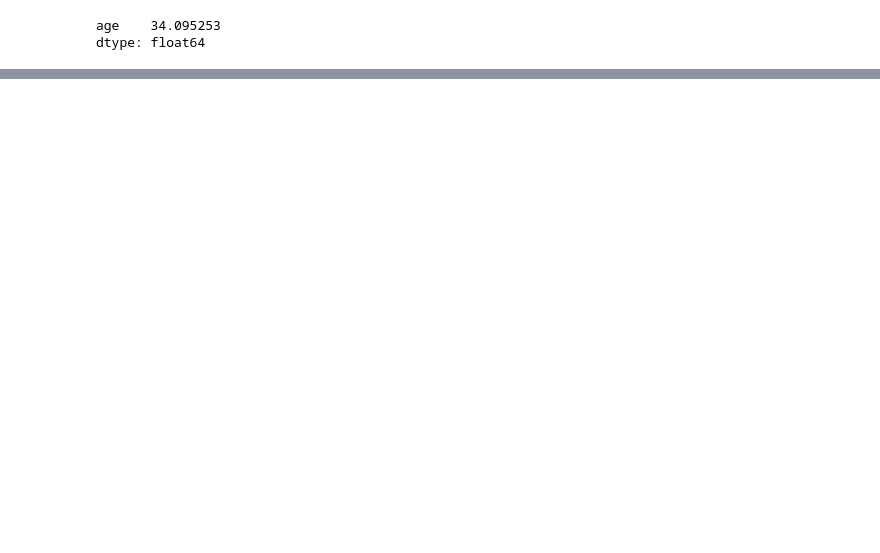
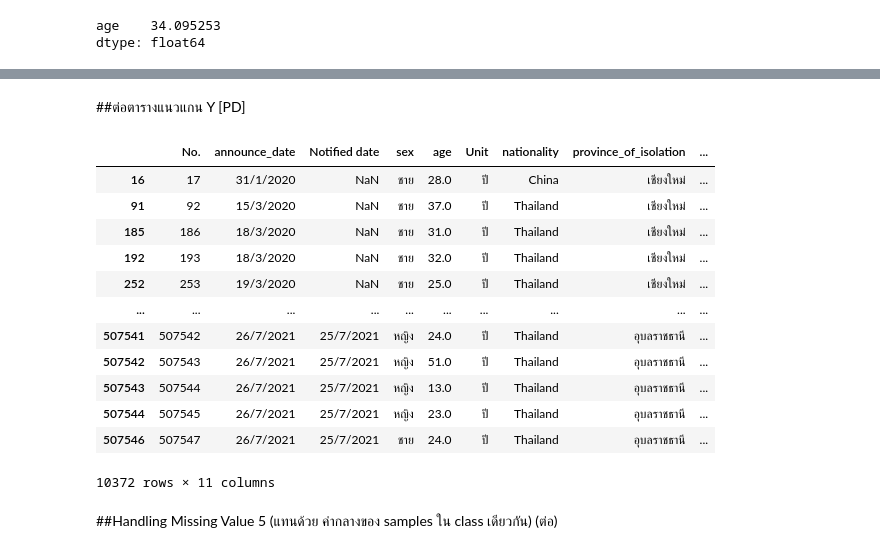
Before and after one commit to Chanunchida-May/DWDM21, a Jupyter notebook: Data_Preprocessing_(chapter3).ipynb, the cells around one changed output, grey strips where cells are left out. Cells and saved outputs as stored; diff of their text form; code cells hidden in the pictures; blank space fills up the shorter version.

```diff
--- a/Data_Preprocessing_(chapter3).ipynb
+++ b/Data_Preprocessing_(chapter3).ipynb
@@ -710,5 +710,6 @@ data_cases2[list_Male & list_age18 & list_age22 & list_Pro ]
 # %% [markdown]
 #5.หาอายุเฉลี่ยของคนที่พบเชื้อที่ ขอนแก่น
 # %%
-list_proKK = data_cases2['province_of_onset'] == 'ขอนแก่น'
-data_meanKK = data_cases2[list_proKK]
+KK_cases = data_cases2['province_of_onset'] == 'ขอนแก่น'
+KK_mean = data_cases2[KK_cases]['age'].mean()
+KK_mean
@@ -735,0 +748,3 @@ dtype: float64
+# %%
+data_KK = data_cases2[KK_cases]
+data_KK.isnull().any()
@@ -735,0 +830,21 @@ dtype: float64
+# %% [markdown]
+##ต่อตารางแนวแกน Y [PD]
+# %%
+data_CM = pd.concat([data_CM,data_KK])
+data_CM
+# %% [output]
+|  | No. | announce_date | Notified date | sex | age | Unit | nationality | province_of_isolation | ... |
+| 16 | 17 | 31/1/2020 | NaN | ชาย | 28.0 | ปี | China | เชียงใหม่ | ... |
+| 91 | 92 | 15/3/2020 | NaN | ชาย | 37.0 | ปี | Thailand | เชียงใหม่ | ... |
+| 185 | 186 | 18/3/2020 | NaN | ชาย | 31.0 | ปี | Thailand | เชียงใหม่ | ... |
+| 192 | 193 | 18/3/2020 | NaN | ชาย | 32.0 | ปี | Thailand | เชียงใหม่ | ... |
+| 252 | 253 | 19/3/2020 | NaN | ชาย | 25.0 | ปี | Thailand | เชียงใหม่ | ... |
+| ... | ... | ... | ... | ... | ... | ... | ... | ... | ... |
+| 507541 | 507542 | 26/7/2021 | 25/7/2021 | หญิง | 24.0 | ปี | Thailand | อุบลราชธานี | ... |
+| 507542 | 507543 | 26/7/2021 | 25/7/2021 | หญิง | 51.0 | ปี | Thailand | อุบลราชธานี | ... |
+| 507543 | 507544 | 26/7/2021 | 25/7/2021 | หญิง | 13.0 | ปี | Thailand | อุบลราชธานี | ... |
+| 507544 | 507545 | 26/7/2021 | 25/7/2021 | หญิง | 23.0 | ปี | Thailand | อุบลราชธานี | ... |
+| 507546 | 507547 | 26/7/2021 | 25/7/2021 | ชาย | 24.0 | ปี | Thailand | อุบลราชธานี | ... |
+10372 rows × 11 columns
+# %% [markdown]
+##Handling Missing Value 5 (แทนด้วย ค่ากลางของ samples ใน class เดียวกัน) (ต่อ)
```
Also changed, not shown: parts of 32 cells of this notebook.
